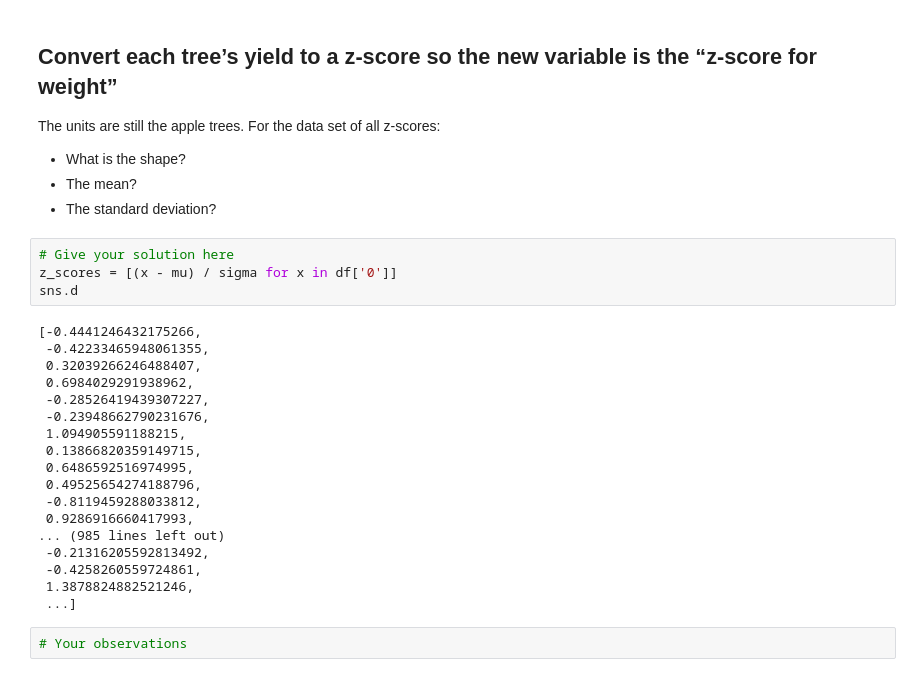
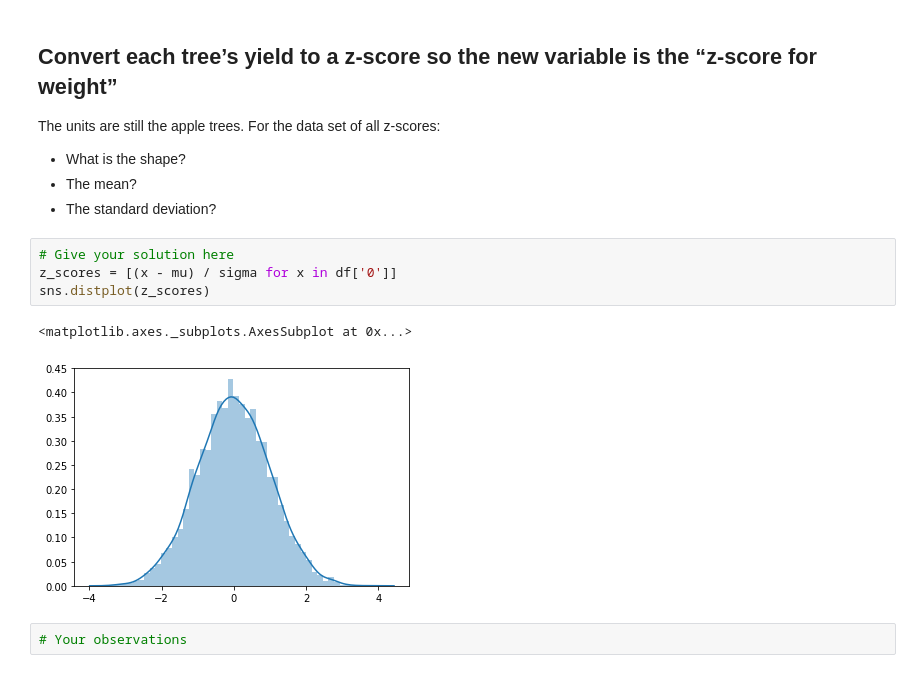
Before and after one commit to kathrinv/dsc-standard-normal-distribution-lab-nyc-ds-082619, a Jupyter notebook: index.ipynb, the cells around one changed output. Drawn from its saved outputs; the diff is of its cells as text.

```diff
--- a/index.ipynb
+++ b/index.ipynb
@@ -101,25 +101,10 @@ The units are still the apple trees. For the data set of all z-scores:
 # %%
 # Give your solution here
 z_scores = [(x - mu) / sigma for x in df['0']]
-sns.d
+sns.distplot(z_scores)
 # %% [output]
-[-0.4441246432175266,
- -0.42233465948061355,
- 0.32039266246488407,
- 0.6984029291938962,
- -0.28526419439307227,
- -0.23948662790231676,
- 1.094905591188215,
- 0.13866820359149715,
- 0.6486592516974995,
- 0.49525654274188796,
- -0.8119459288033812,
- 0.9286916660417993,
-... (985 lines left out)
- -0.21316205592813492,
- -0.4258260559724861,
- 1.3878824882521246,
- ...]
+<matplotlib.axes._subplots.AxesSubplot at 0x...>
+[figure, added]
 # %%
 # Your observations
 # %% [markdown]
```
